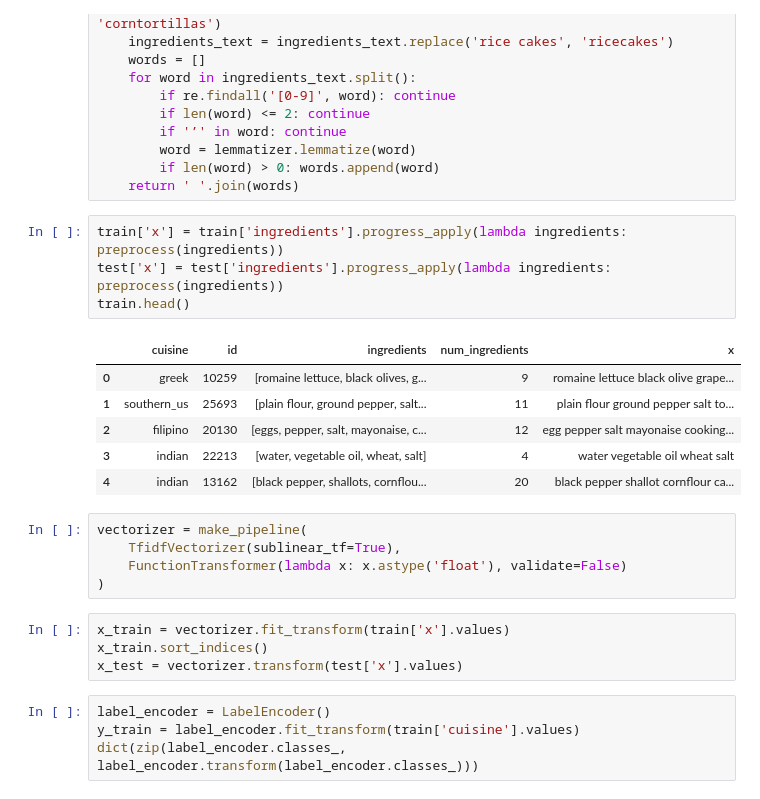
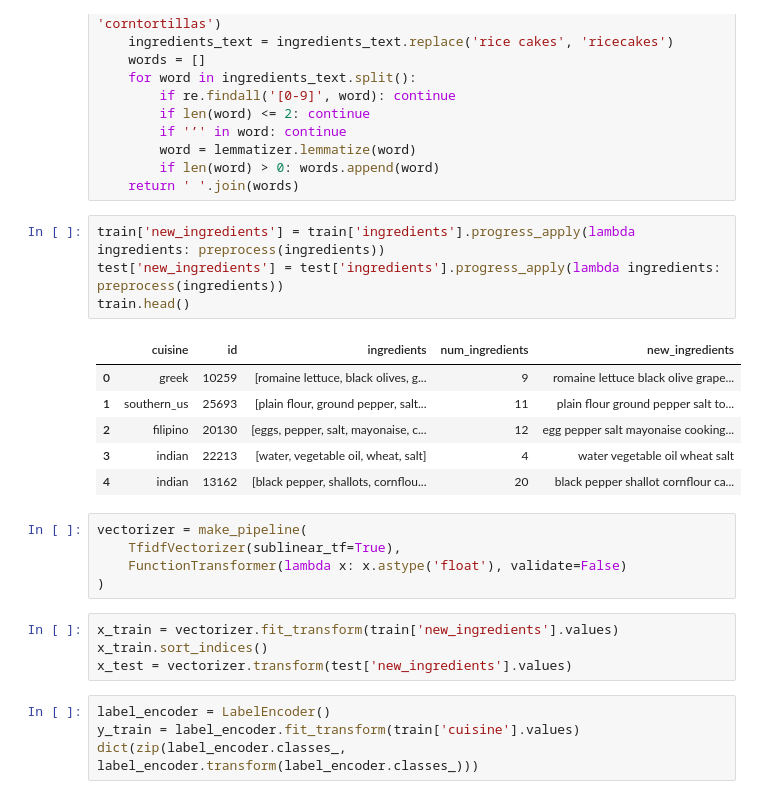
Before and after one commit to Jsoyeon/OSSP_JSY, a Jupyter notebook: ossp_jsy.ipynb, the cells around one changed output. Saved outputs shown, nothing was run; the diff lists cells and outputs as text.

```diff
--- a/ossp_jsy.ipynb
+++ b/ossp_jsy.ipynb
@@ -62,11 +173,11 @@ def preprocess(ingredients):
         if len(word) > 0: words.append(word)
     return ' '.join(words)
 # %%
-train['x'] = train['ingredients'].progress_apply(lambda ingredients: preprocess(ingredients))
-test['x'] = test['ingredients'].progress_apply(lambda ingredients: preprocess(ingredients))
+train['new_ingredients'] = train['ingredients'].progress_apply(lambda ingredients: preprocess(ingredients))
+test['new_ingredients'] = test['ingredients'].progress_apply(lambda ingredients: preprocess(ingredients))
 train.head()
 # %% [output]
-|  | cuisine | id | ingredients | num_ingredients | x |
+|  | cuisine | id | ingredients | num_ingredients | new_ingredients |
 | 0 | greek | 10259 | [romaine lettuce, black olives, g... | 9 | romaine lettuce black olive grape... |
 | 1 | southern_us | 25693 | [plain flour, ground pepper, salt... | 11 | plain flour ground pepper salt to... |
 | 2 | filipino | 20130 | [eggs, pepper, salt, mayonaise, c... | 12 | egg pepper salt mayonaise cooking... |
@@ -78,9 +189,9 @@ vectorizer = make_pipeline(
     FunctionTransformer(lambda x: x.astype('float'), validate=False)
 )
 # %%
-x_train = vectorizer.fit_transform(train['x'].values)
+x_train = vectorizer.fit_transform(train['new_ingredients'].values)
 x_train.sort_indices()
-x_test = vectorizer.transform(test['x'].values)
+x_test = vectorizer.transform(test['new_ingredients'].values)
 # %%
 label_encoder = LabelEncoder()
 y_train = label_encoder.fit_transform(train['cuisine'].values)
```
Also changed, not shown: parts of 11 cells of this notebook.
